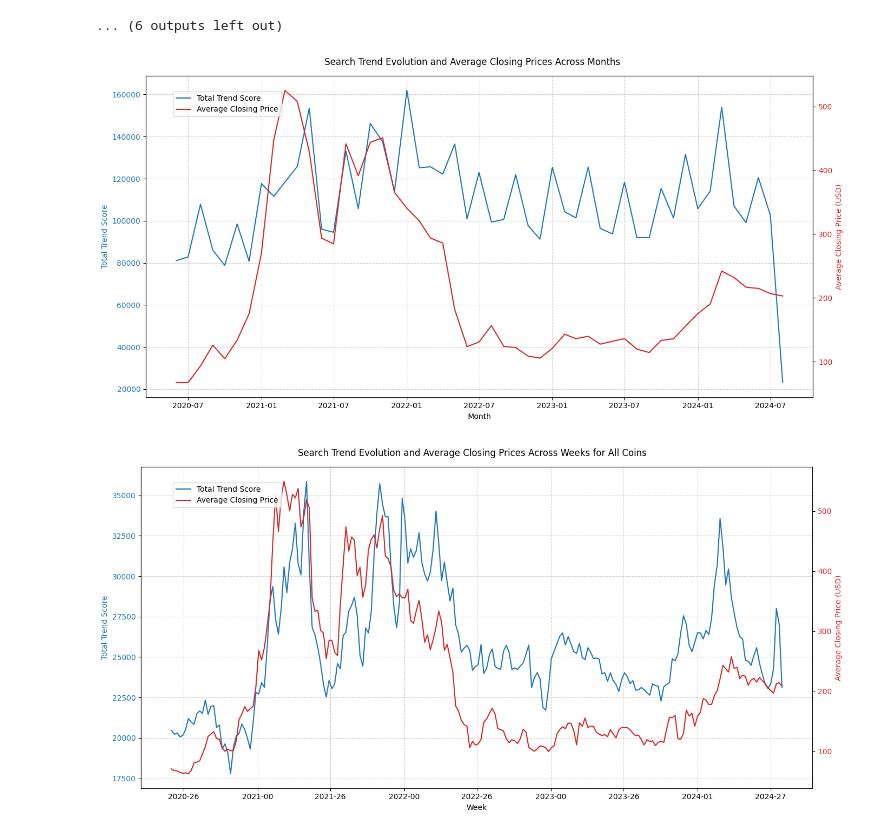
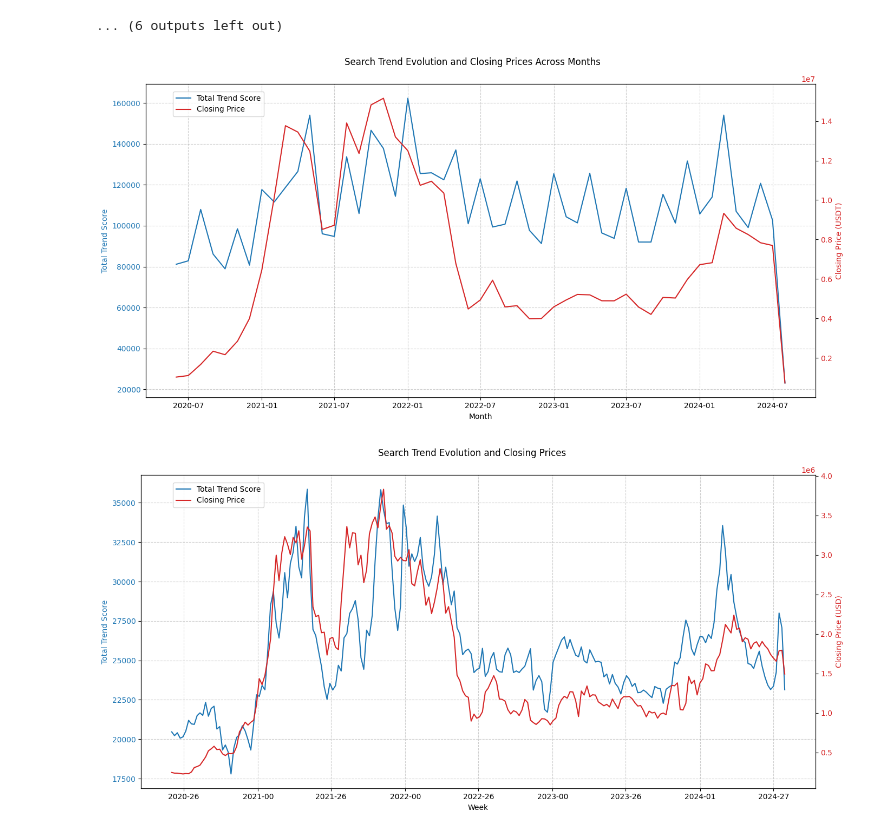
Before and after one commit to LoznianuAnamaria/challenges, a Jupyter notebook: Crypto Factor Modeling/notebooks/5.0 trends_data.ipynb, the cells around one changed output. Drawn from its saved outputs; the diff is of its cells as text; code cells hidden in the pictures.

```diff
--- a/Crypto Factor Modeling/notebooks/5.0 trends_data.ipynb
+++ b/Crypto Factor Modeling/notebooks/5.0 trends_data.ipynb
@@ -211,7 +218,7 @@ monthly_trends['year_month'] = monthly_trends['year_month'].dt.to_timestamp()
 price_df['year_month'] = price_df['date'].dt.to_period('M')
 
 # Group by year_month to calculate the average closing price
-monthly_prices = price_df.groupby('year_month')['close'].mean().reset_index()
+monthly_prices = price_df.groupby('year_month')['close'].sum().reset_index()
 
 # Convert year_month back to datetime for plotting
 monthly_prices['year_month'] = monthly_prices['year_month'].dt.to_timestamp()
@@ -232,17 +239,17 @@ ax1.grid(True, linestyle='--', alpha=0.6)
 
 # Create a secondary y-axis to plot the closing prices
 ax2 = ax1.twinx()
-ax2.plot(merged_df['year_month'], merged_df['close'], color='tab:red', label='Average Closing Price')
-ax2.set_ylabel('Average Closing Price (USD)', color='tab:red')
+ax2.plot(merged_df['year_month'], merged_df['close'], color='tab:red', label='Closing Price')
+ax2.set_ylabel('Closing Price (USDT)', color='tab:red')
 ax2.tick_params(axis='y', labelcolor='tab:red')
 
 # Add a title and show the plot
-fig.suptitle('Search Trend Evolution and Average Closing Prices Across Months')
+fig.suptitle('Search Trend Evolution and Closing Prices Across Months')
 fig.tight_layout()
 fig.legend(loc='upper left', bbox_to_anchor=(0.1, 0.9))
 plt.show()
 # %% [output]
-[figure, old version]
+[figure, new version]
 # %%
 # Load the trend score dataset
 trend_df = pd.read_csv(GOOGLE_TRENDS_DATA_FILE_PATH)
@@ -266,36 +273,36 @@ weekly_trends['year_week'] = weekly_trends['year_week'].dt.to_timestamp()
 # Extract year and week for prices
 price_df['year_week'] = price_df['date'].dt.to_period('W')
 
-# Group by year_week to calculate the average closing price
-weekly_prices = price_df.groupby('year_week')['close'].mean().reset_index()
+# Group by year_week to calculate the closing price
+weekly_prices = price_df.groupby('year_week')['close'].sum().reset_index()
 
 # Convert year_week back to datetime for plotting
 weekly_prices['year_week'] = weekly_prices['year_week'].dt.to_timestamp()
 
 # Merge the trend scores with the pricing information
 merged_df = pd.merge(weekly_trends, weekly_prices, on='year_week', how='inner')
 
 # Plotting
 fig, ax1 = plt.subplots(figsize=(14, 7))
 
 # Plot trend scores
 ax1.plot(merged_df['year_week'], merged_df['trend_score'], color='tab:blue', label='Total Trend Score')
 ax1.set_xlabel('Week')
 ax1.set_ylabel('Total Trend Score', color='tab:blue')
 ax1.tick_params(axis='y', labelcolor='tab:blue')
 ax1.xaxis.set_major_formatter(plt.matplotlib.dates.DateFormatter('%Y-%W'))
 ax1.grid(True, linestyle='--', alpha=0.6)
 
 # Create a secondary y-axis to plot the closing prices
 ax2 = ax1.twinx()
-ax2.plot(merged_df['year_week'], merged_df['close'], color='tab:red', label='Average Closing Price')
-ax2.set_ylabel('Average Closing Price (USD)', color='tab:red')
+ax2.plot(merged_df['year_week'], merged_df['close'], color='tab:red', label='Closing Price')
+ax2.set_ylabel('Closing Price (USD)', color='tab:red')
 ax2.tick_params(axis='y', labelcolor='tab:red')
 
 # Add a title and show the plot
-fig.suptitle('Search Trend Evolution and Average Closing Prices Across Weeks for All Coins')
+fig.suptitle('Search Trend Evolution and Closing Prices')
 fig.tight_layout()
 fig.legend(loc='upper left', bbox_to_anchor=(0.1, 0.9))
 plt.show()
 # %% [output]
-[figure, old version]
+[figure, new version]
```
Also changed, not shown: parts of 2 cells of this notebook, 2 other files.
